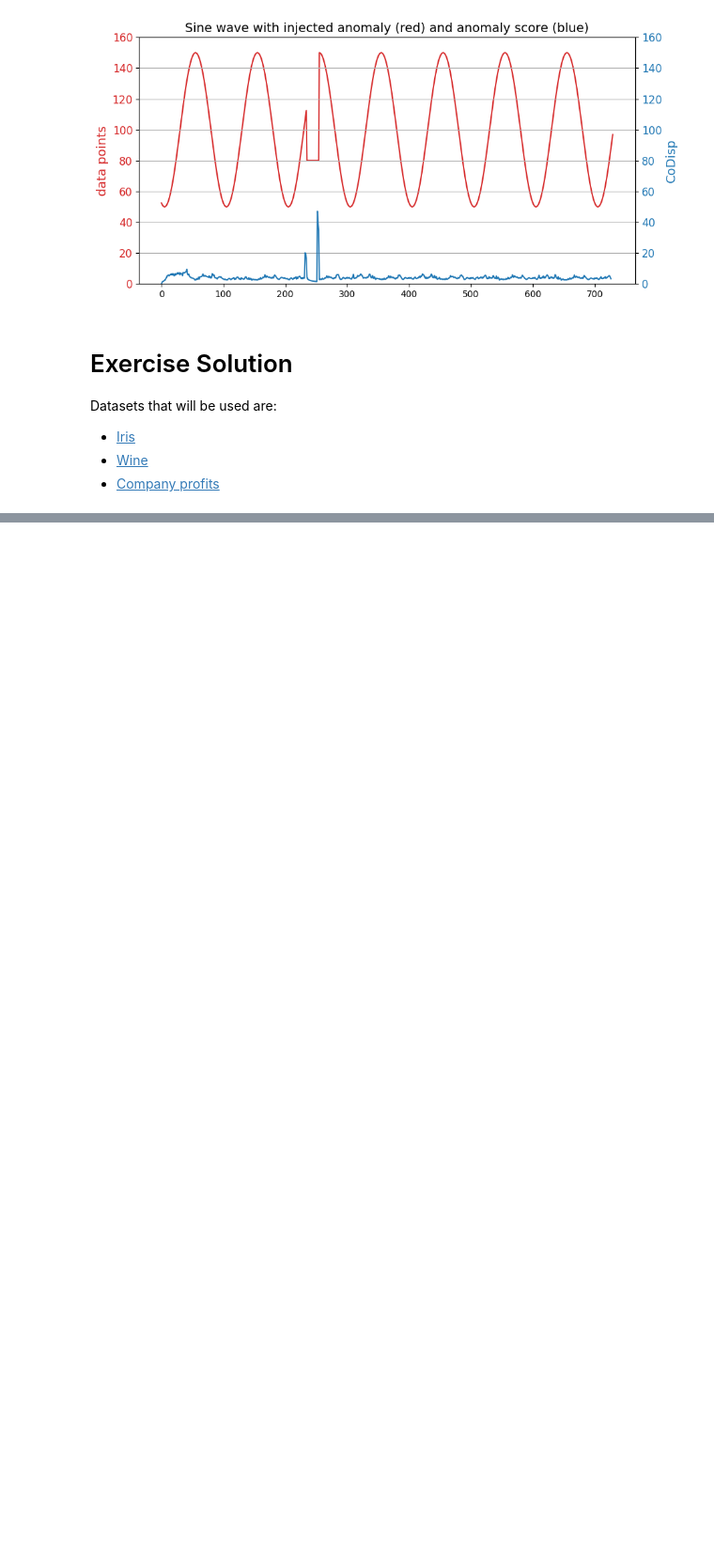
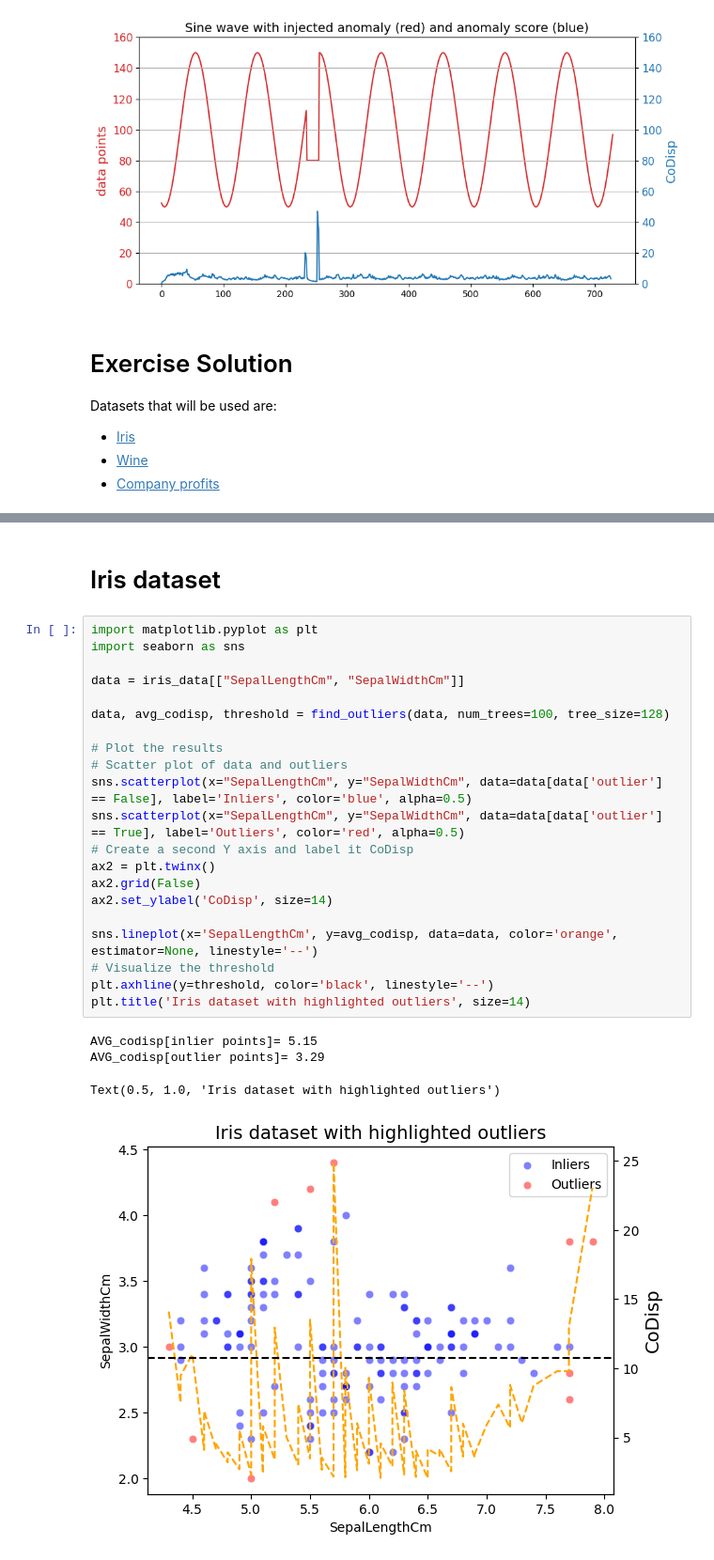
Before and after one commit to MaxHam/AML, a Jupyter notebook: Ex5.RobustRandomCutForest.ipynb, the cells around one changed output, grey strips where cells are left out. Shown: that part at 94% size. Saved outputs shown, nothing was run; the diff lists cells and outputs as text; blank space fills up the shorter version.

```diff
--- a/Ex5.RobustRandomCutForest.ipynb
+++ b/Ex5.RobustRandomCutForest.ipynb
@@ -312,0 +429,28 @@ TODO:
+# %% [markdown]
+# Iris dataset
+# %%
+import matplotlib.pyplot as plt
+import seaborn as sns
+
+data = iris_data[["SepalLengthCm", "SepalWidthCm"]]
+
+data, avg_codisp, threshold = find_outliers(data, num_trees=100, tree_size=128)
+
+# Plot the results
+# Scatter plot of data and outliers
+sns.scatterplot(x="SepalLengthCm", y="SepalWidthCm", data=data[data['outlier'] == False], label='Inliers', color='blue', alpha=0.5)
+sns.scatterplot(x="SepalLengthCm", y="SepalWidthCm", data=data[data['outlier'] == True], label='Outliers', color='red', alpha=0.5)
+# Create a second Y axis and label it CoDisp
+ax2 = plt.twinx()
+ax2.grid(False)
+ax2.set_ylabel('CoDisp', size=14)
+
+sns.lineplot(x='SepalLengthCm', y=avg_codisp, data=data, color='orange', estimator=None, linestyle='--')
+# Visualize the threshold
+plt.axhline(y=threshold, color='black', linestyle='--')
+plt.title('Iris dataset with highlighted outliers', size=14)
+# %% [output]
+AVG_codisp[inlier points]= 5.15
+AVG_codisp[outlier points]= 3.29
+Text(0.5, 1.0, 'Iris dataset with highlighted outliers')
+[figure, added]
```
Also changed, not shown: parts of 14 cells of this notebook.
